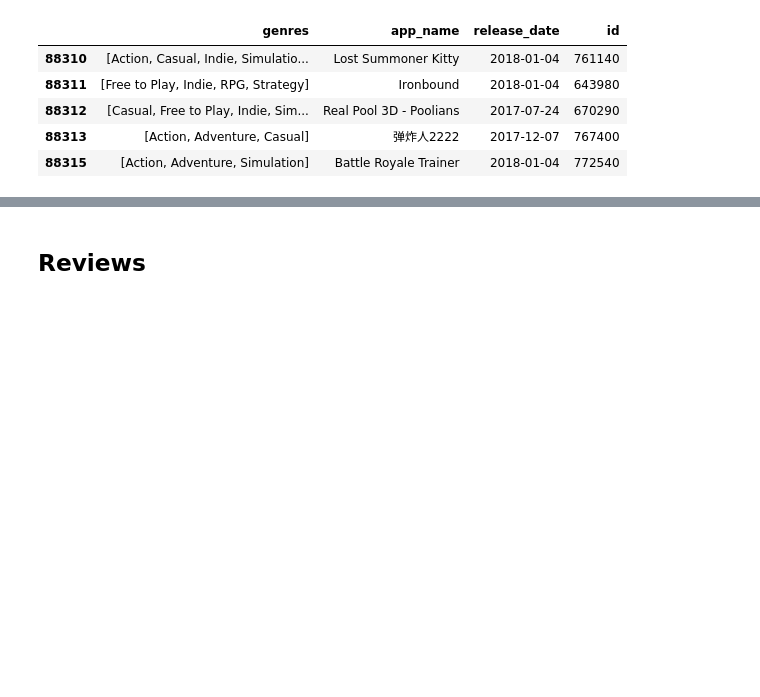
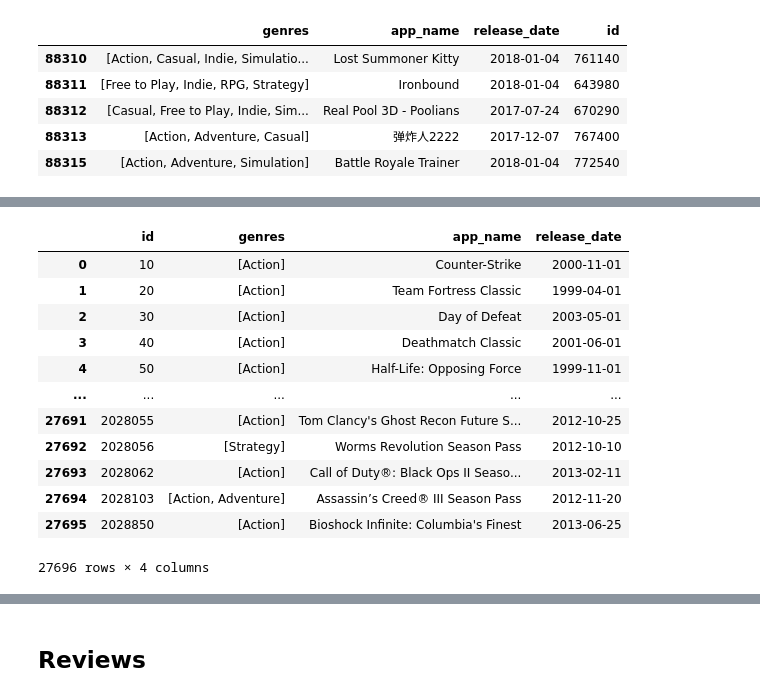
Before and after one commit to DaAnMaGi/Proyecto_Marzo, a Jupyter notebook: Parte 1/apertura.ipynb, the cells around one changed output, grey strips where cells are left out. Saved outputs shown, nothing was run; the diff lists cells and outputs as text; code cells hidden in the pictures; blank space fills up the shorter version.

```diff
--- a/Parte 1/apertura.ipynb
+++ b/Parte 1/apertura.ipynb
@@ -314,0 +321,7 @@ games_n.head()
+# %%
+# Se identifica la repetición de cada género a través de una agrupación.
+generos = games_g.groupby("genres")["id"].count()
+# %%
+# Se obtienen los nombres de los 10 géneros más populares.
+populares = list(generos.nlargest(10).index)
+populares
@@ -314,0 +339,23 @@ games_n.head()
+# %%
+# Se obtiene un dataframe con sólo los 10 géneros más populares.
+games_g = games_g[games_g["genres"].isin(populares)]
+# %%
+# Se vuelven a agrupar el dataframe.
+games_g = games_g.groupby("id").agg({"genres": lambda x: list(x), "app_name": "first", "release_date": "first"}).reset_index()
+# %%
+# Se observa el dataframe obtenido
+games_g
+# %% [output]
+|  | id | genres | app_name | release_date |
+| 0 | 10 | [Action] | Counter-Strike | 2000-11-01 |
+| 1 | 20 | [Action] | Team Fortress Classic | 1999-04-01 |
+| 2 | 30 | [Action] | Day of Defeat | 2003-05-01 |
+| 3 | 40 | [Action] | Deathmatch Classic | 2001-06-01 |
+| 4 | 50 | [Action] | Half-Life: Opposing Force | 1999-11-01 |
+| ... | ... | ... | ... | ... |
+| 27691 | 2028055 | [Action] | Tom Clancy's Ghost Recon Future S... | 2012-10-25 |
+| 27692 | 2028056 | [Strategy] | Worms Revolution Season Pass | 2012-10-10 |
+| 27693 | 2028062 | [Action] | Call of Duty®: Black Ops II Seaso... | 2013-02-11 |
+| 27694 | 2028103 | [Action, Adventure] | Assassin’s Creed® III Season Pass | 2012-11-20 |
+| 27695 | 2028850 | [Action] | Bioshock Infinite: Columbia's Finest | 2013-06-25 |
+27696 rows × 4 columns
```
Also changed, not shown: parts of 41 cells of this notebook, 9 other files.
